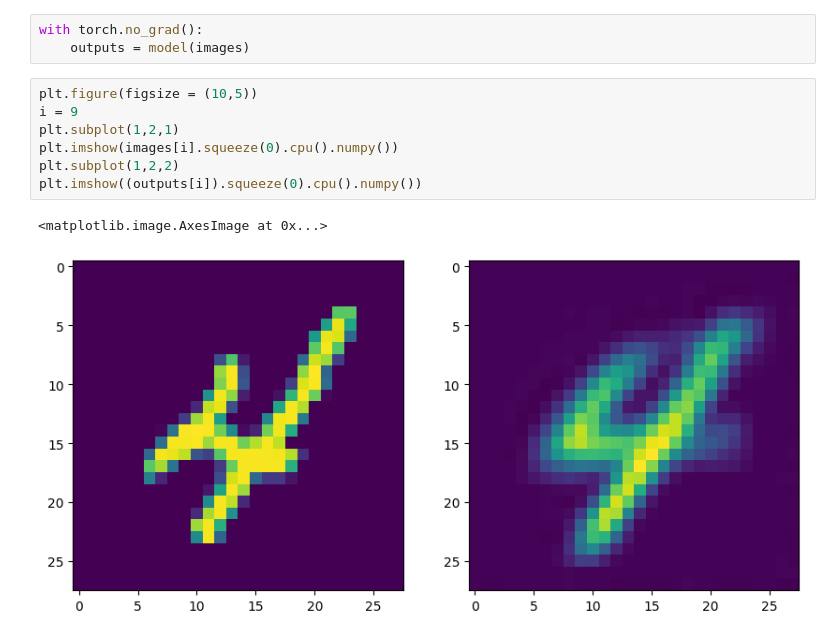
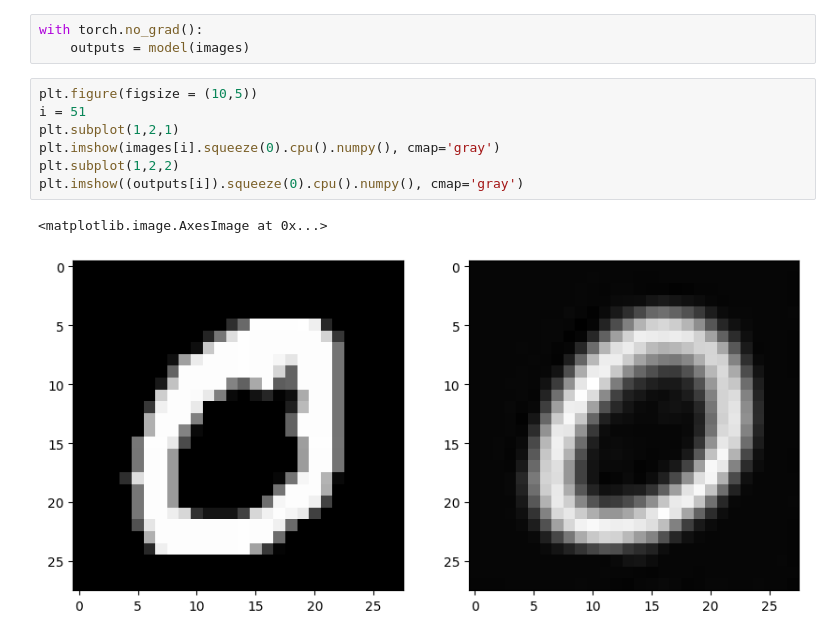
Before and after one commit to JeanMartens/generate-hand-videos-with-beta-VAE, a Jupyter notebook: notebooks/explore.ipynb, the cells around one changed output. Drawn from its saved outputs; the diff is of its cells as text.

```diff
--- a/notebooks/explore.ipynb
+++ b/notebooks/explore.ipynb
@@ -42,11 +42,11 @@ with torch.no_grad():
     outputs = model(images)
 # %%
 plt.figure(figsize = (10,5))
-i = 9
+i = 51
 plt.subplot(1,2,1)
-plt.imshow(images[i].squeeze(0).cpu().numpy())
+plt.imshow(images[i].squeeze(0).cpu().numpy(), cmap='gray')
 plt.subplot(1,2,2)
-plt.imshow((outputs[i]).squeeze(0).cpu().numpy())
+plt.imshow((outputs[i]).squeeze(0).cpu().numpy(), cmap='gray')
 # %% [output]
 <matplotlib.image.AxesImage at 0x...>
-[figure, old version]
+[figure, new version]
```
Also changed, not shown: 5 other files.
